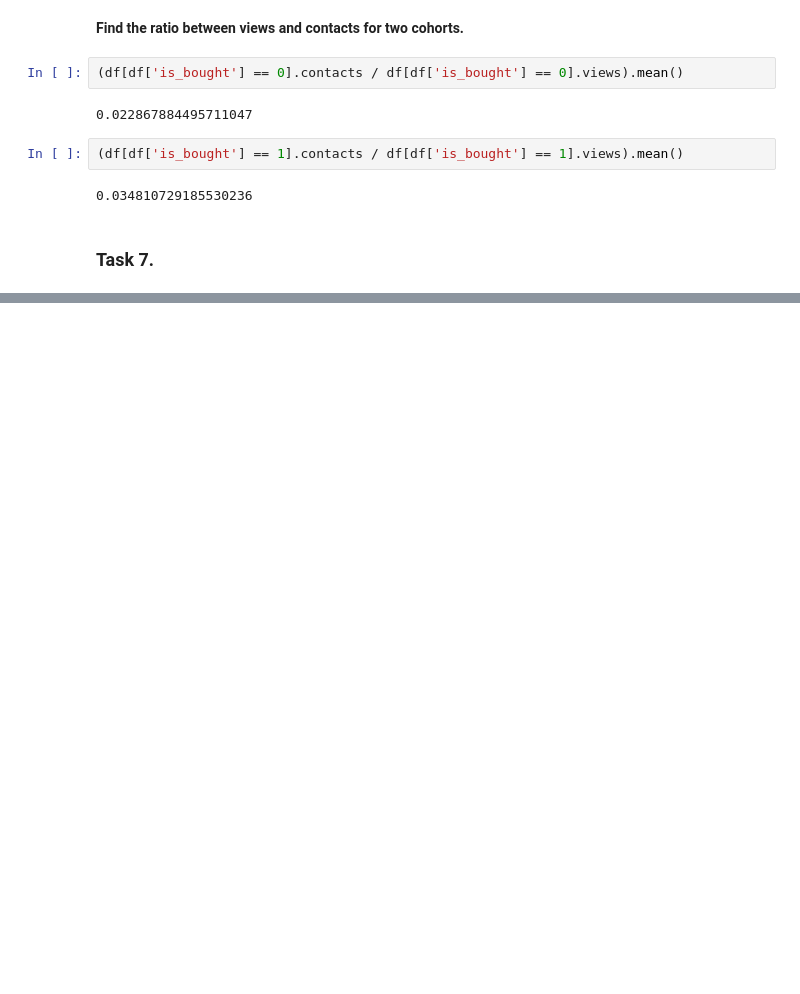
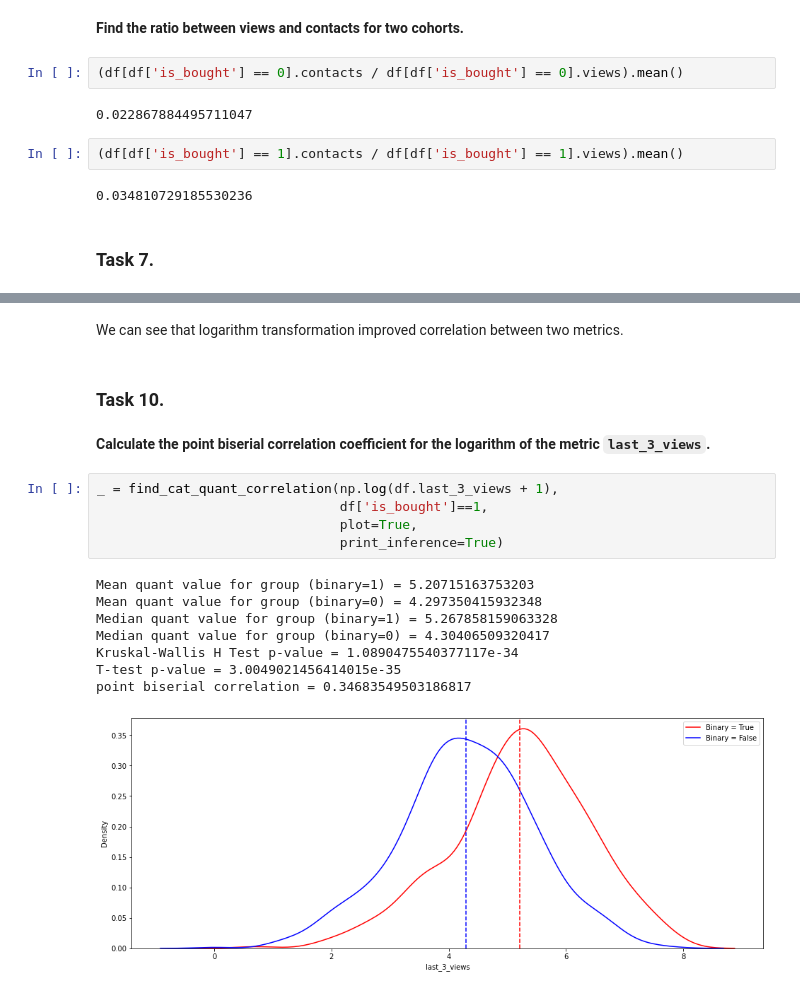
Before and after one commit to nktnlx/advanced_data_analysis_course, a Jupyter notebook: 03_ab_testing/01_proxy_metrics.ipynb, the cells around one changed output, grey strips where cells are left out. Saved outputs shown, nothing was run; the diff lists cells and outputs as text; blank space fills up the shorter version.

```diff
--- a/03_ab_testing/01_proxy_metrics.ipynb
+++ b/03_ab_testing/01_proxy_metrics.ipynb
@@ -132,0 +246,20 @@ tbc..
+# %% [markdown]
+We can see that logarithm transformation improved correlation between two metrics.
+# %% [markdown]
+### Task 10.
+# %% [markdown]
+**Calculate the point biserial correlation coefficient for the logarithm of the metric `last_3_views`.**
+# %%
+_ = find_cat_quant_correlation(np.log(df.last_3_views + 1),
+                               df['is_bought']==1,
+                               plot=True,
+                               print_inference=True)
+# %% [output]
+Mean quant value for group (binary=1) = 5.20715163753203
+Mean quant value for group (binary=0) = 4.297350415932348
+Median quant value for group (binary=1) = 5.267858159063328
+Median quant value for group (binary=0) = 4.30406509320417
+Kruskal-Wallis H Test p-value = 1.0890475540377117e-34
+T-test p-value = 3.0049021456414015e-35
+point biserial correlation = 0.34683549503186817
+[figure, added]
```
Also changed, not shown: parts of 25 cells of this notebook.
